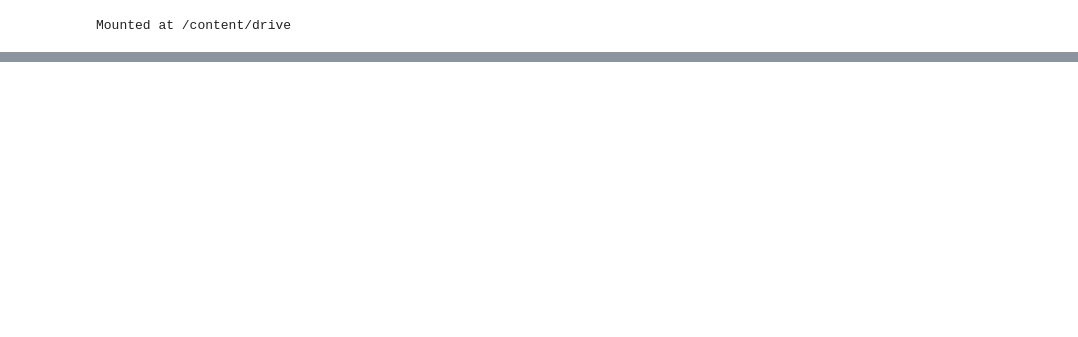
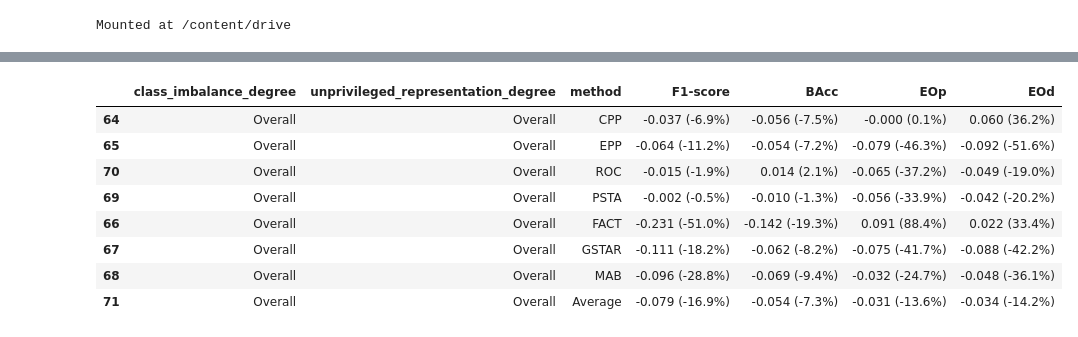
Before and after one commit to ngoc-vien-dang/FairML4H-PostProcessing, a Jupyter notebook: Overall_datasets.ipynb, the cells around one changed output, grey strips where cells are left out. Saved outputs shown, nothing was run; the diff lists cells and outputs as text; code cells hidden in the pictures; blank space fills up the shorter version.

```diff
--- a/Overall_datasets.ipynb
+++ b/Overall_datasets.ipynb
@@ -6,6 +6,11 @@ import os
 
 # Mount Google Drive
 drive.mount('/content/drive')
-os.chdir('/content/drive/My Drive/2024/Project_5/Results')
+import pickle
+# Save the filtered_dfs dictionary
+file_path = '/content/drive/My Drive/2024/Project_5/Results/Add_XGB_DNN_Trade-off_overall_data.pkl'
+# Load the filtered_dfs dictionary
+with open(file_path, 'rb') as f:
+    overall_df = pickle.load(f)
 # %% [output]
 Mounted at /content/drive
@@ -72,0 +17,41 @@ overall_df['Medium_Medium']
+# %%
+# Define the method replacements
+method_replacements = {
+    'cpp': 'CPP',
+    'epp': 'EPP',
+    'fact': 'FACT',
+    'gstar': 'GSTAR',
+    'multiaccboost': 'MAB',
+    'psta': 'PSTA',
+    'roc': 'ROC',
+    'All': 'Average'
+}
+
+# Define the desired order
+method_order = ['CPP', 'EPP', 'ROC', 'PSTA', 'FACT', 'GSTAR', 'MAB', 'Average']
+
+# Apply filtering, renaming, and sorting to all keys in overall_df
+for key in overall_df.keys():
+    # Filter out 'baseline'
+    overall_df[key] = overall_df[key].query("method != 'baseline'").copy()
+
+    # Rename methods
+    overall_df[key]['method'] = overall_df[key]['method'].replace(method_replacements)
+
+    # Convert 'method' column to categorical with the specified order
+    overall_df[key]['method'] = pd.Categorical(overall_df[key]['method'], categories=method_order, ordered=True)
+
+    # Sort by the new categorical order
+    overall_df[key] = overall_df[key].sort_values('method')
+# %%
+overall_df['Overall_Overall'][['class_imbalance_degree', 'unprivileged_representation_degree','method', 'F1-score', 'BAcc', 'EOp', 'EOd']]
+# %% [output]
+|  | class_imbalance_degree | unprivileged_representation_degree | method | F1-score | BAcc | EOp | EOd |
+| 64 | Overall | Overall | CPP | -0.037 (-6.9%) | -0.056 (-7.5%) | -0.000 (0.1%) | 0.060 (36.2%) |
+| 65 | Overall | Overall | EPP | -0.064 (-11.2%) | -0.054 (-7.2%) | -0.079 (-46.3%) | -0.092 (-51.6%) |
+| 70 | Overall | Overall | ROC | -0.015 (-1.9%) | 0.014 (2.1%) | -0.065 (-37.2%) | -0.049 (-19.0%) |
+| 69 | Overall | Overall | PSTA | -0.002 (-0.5%) | -0.010 (-1.3%) | -0.056 (-33.9%) | -0.042 (-20.2%) |
+| 66 | Overall | Overall | FACT | -0.231 (-51.0%) | -0.142 (-19.3%) | 0.091 (88.4%) | 0.022 (33.4%) |
+| 67 | Overall | Overall | GSTAR | -0.111 (-18.2%) | -0.062 (-8.2%) | -0.075 (-41.7%) | -0.088 (-42.2%) |
+| 68 | Overall | Overall | MAB | -0.096 (-28.8%) | -0.069 (-9.4%) | -0.032 (-24.7%) | -0.048 (-36.1%) |
+| 71 | Overall | Overall | Average | -0.079 (-16.9%) | -0.054 (-7.3%) | -0.031 (-13.6%) | -0.034 (-14.2%) |
```
Also changed, not shown: parts of 11 cells of this notebook, 3 other files.
